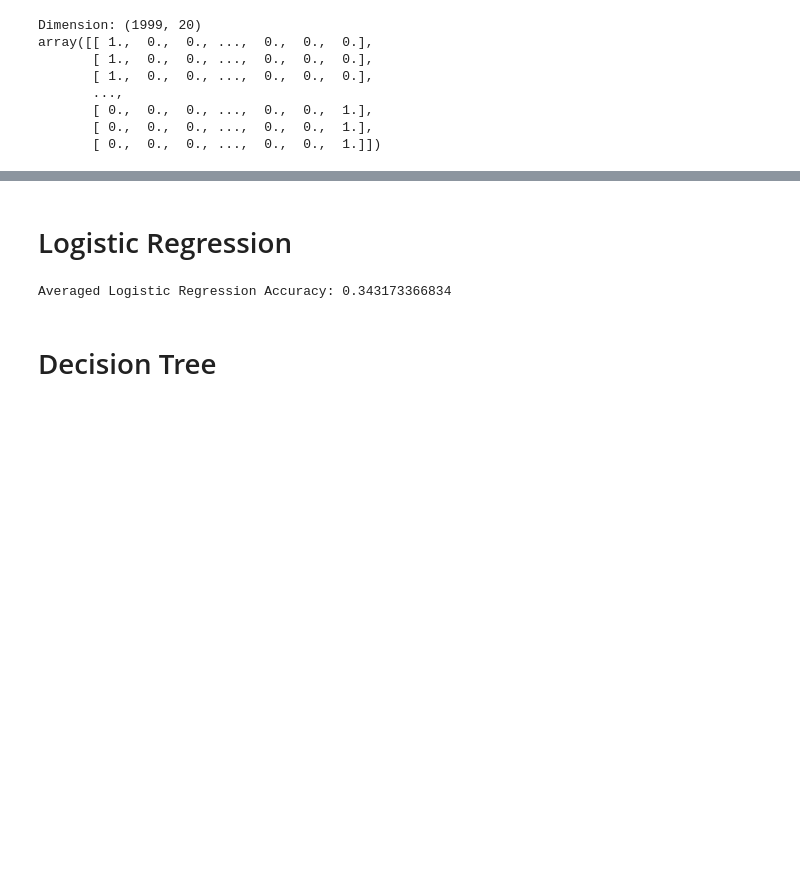
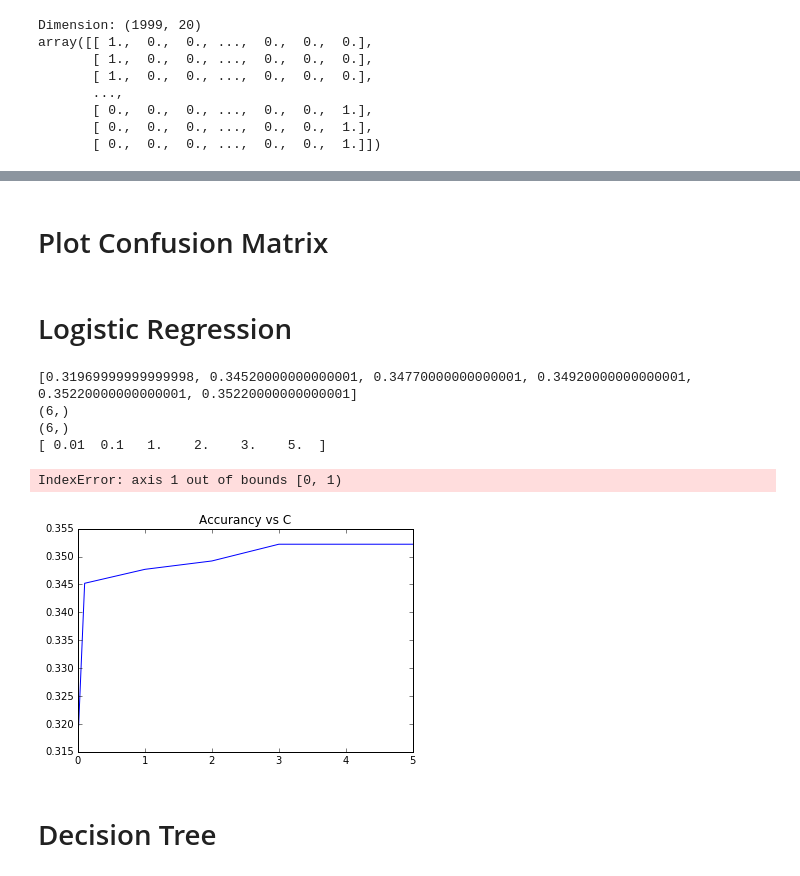
Before and after one commit to AelHenri/Genrify, a Jupyter notebook: Genrify_models.ipynb, the cells around one changed output, grey strips where cells are left out. Cells and saved outputs as stored; diff of their text form; code cells hidden in the pictures; blank space fills up the shorter version.

```diff
--- a/Genrify_models.ipynb
+++ b/Genrify_models.ipynb
@@ -81,6 +81,7 @@ GENRES = ['alternative','blues','classical','country','electro','folk','french',
 target_multinomial = []
 for i in data['genre']:
     target_multinomial.append(GENRES.index(i))
+target_multinomial=np.array(target_multinomial)
 # %% [output]
 Dimension: (1999, 20)
 array([[ 1.,  0.,  0., ...,  0.,  0.,  0.],
@@ -92,0 +96,12 @@ array([[ 1.,  0.,  0., ...,  0.,  0.,  0.],
+# %%
+from sklearn.preprocessing import scale
+from sklearn.model_selection import cross_val_score
+from sklearn.model_selection import train_test_split
+from sklearn.metrics import *
+
+sc_attributes = scale(attributes)
+#print(repr(sc_attributes))
+
+x_train, x_test, y_train, y_test = train_test_split(sc_attributes, target_multinomial, train_size=0.67, random_state=1)
+# %% [markdown]
+# Plot Confusion Matrix
@@ -93,19 +147,51 @@ array([[ 1.,  0.,  0., ...,  0.,  0.,  0.],
 # %% [markdown]
 # Logistic Regression
-# %%
-from sklearn.preprocessing import scale
-from sklearn.linear_model import LogisticRegression
-from sklearn.model_selection import cross_val_score
-
-sc_attributes = scale(attributes)
-#print(repr(sc_attributes))
-
-lr_model = LogisticRegression()
-lr_acc_scores = cross_val_score(lr_model, sc_attributes, target_multinomial,cv=10)
-avg_lr_acc = np.mean(lr_acc_scores)
-print("Averaged Logistic Regression Accuracy: " + str(avg_lr_acc))
-# %% [output]
-Averaged Logistic Regression Accuracy: 0.343173366834
+# %%
+from sklearn.linear_model import LogisticRegression
+
+lr_models =[]
+Cs = [0.01,0.1,1,2,3,5]
+for c in Cs:
+    lr_models.append(LogisticRegression(C=c, multi_class='multinomial', solver='newton-cg'))
+
+acc_scores_c=[]
+for model in lr_models:
+    acc_scores = cross_val_score(model, sc_attributes, target_multinomial,cv=5)
+    acc_scores_c.append(np.around(np.mean(acc_scores),4))
+
+plt.plot(Cs,acc_scores_c)
+plt.title('Accurancy vs C')
+print(acc_scores_c)
+#print(np.concatenate((Cs,acc_scores_c),axis=1))
+print(np.array(acc_scores_c).shape)
+print(np.array(Cs).shape)
+print(np.transpose(Cs))
+concat = np.concatenate((Cs,acc_scores_c),axis=1)
+print(concat.shape)
+
+
+lr_model = LogisticRegression()
+lr_acc_scores = cross_val_score(lr_model, sc_attributes, target_multinomial,cv=5)
+avg_lr_acc = np.mean(lr_acc_scores)
+print("Averaged Logistic Regression Accuracy: " + str(avg_lr_acc))
+
+
+lr_fitted = lr_model.fit(x_train, y_train)
+
+y_pred_lr = lr_fitted.predict(x_test)
+
+cnf_lr = confusion_matrix(y_test, y_pred_lr)
+
+plot_confusion_matrix(cnf_lr, classes=GENRES,
+                      title='Confusion matrix, without normalization')
+#plot_confusion_matrix(cnf_lr, classes=GENRES, normalize=True, title='Normalized confusion matrix')
+# %% [output]
+[0.31969999999999998, 0.34520000000000001, 0.34770000000000001, 0.34920000000000001, 0.35220000000000001, 0.35220000000000001]
+(6,)
+(6,)
+[ 0.01  0.1   1.    2.    3.    5.  ]
+IndexError: axis 1 out of bounds [0, 1)
+[figure, added]
 # %% [markdown]
 # Decision Tree
 # %%
```
Also changed, not shown: parts of 5 cells of this notebook.
